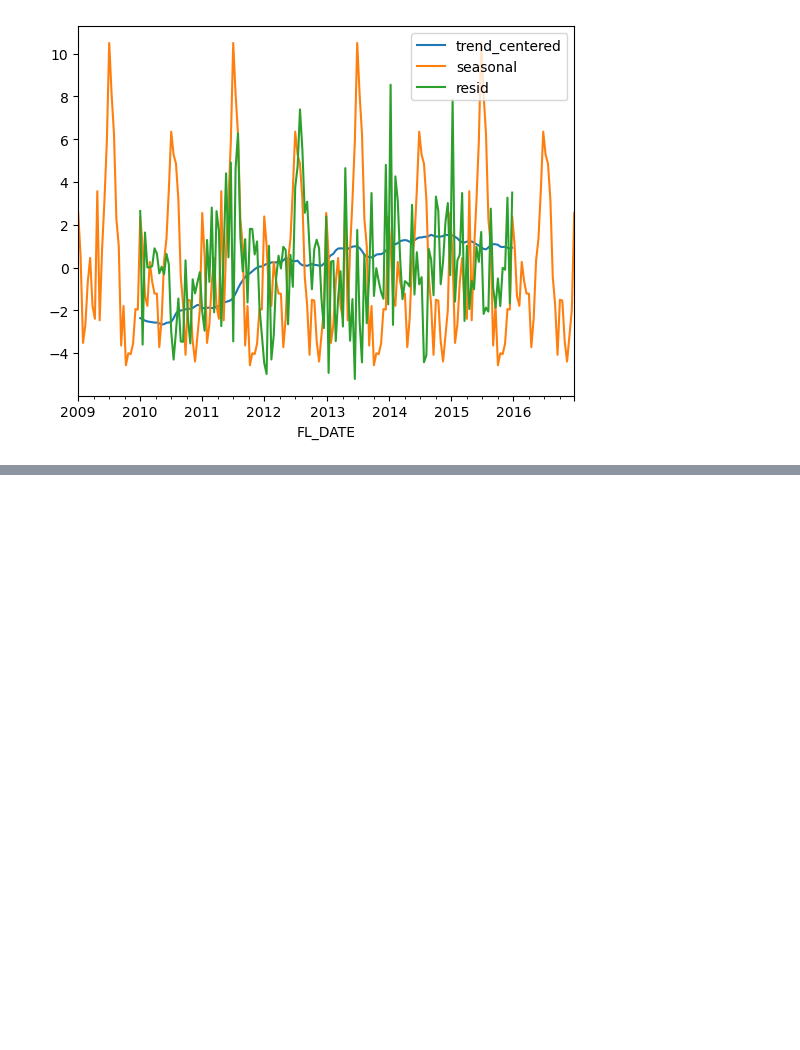
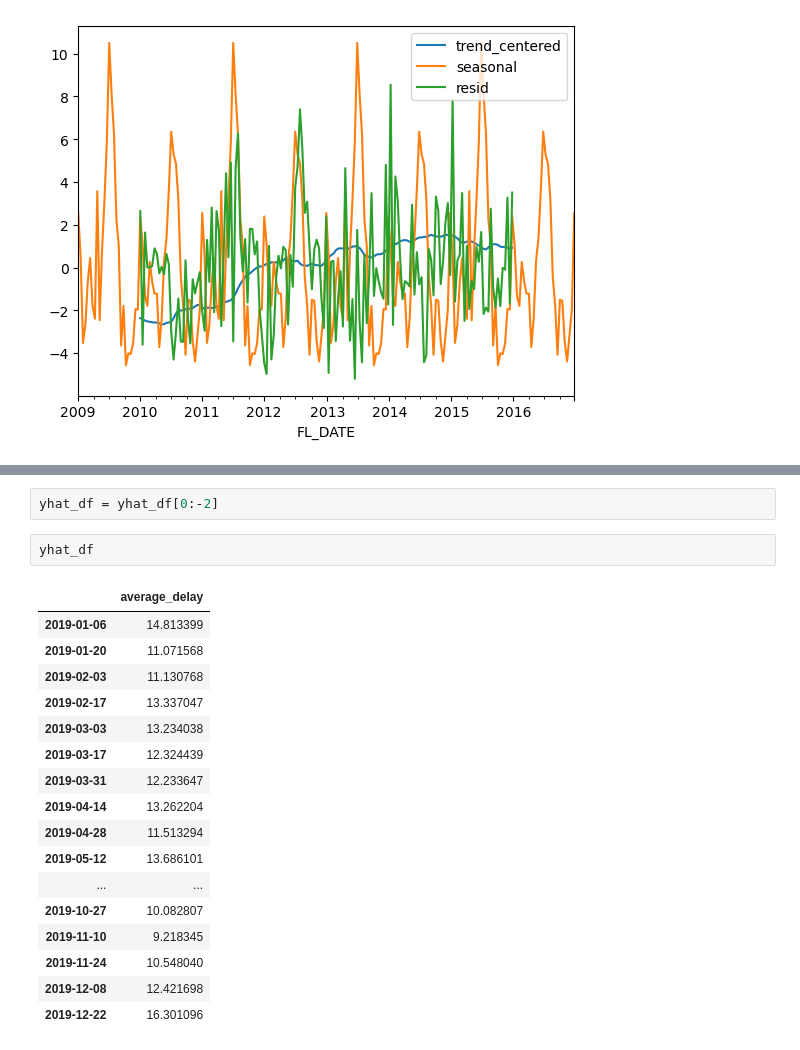
Before and after one commit to Alfred-W-S-Pirovits-Jr/individual-project, a Jupyter notebook: Model.ipynb, the cells around one changed output, grey strips where cells are left out. Drawn from its saved outputs; the diff is of its cells as text; blank space fills up the shorter version.

```diff
--- a/Model.ipynb
+++ b/Model.ipynb
@@ -475,0 +545,22 @@ Freq: 2W-SUN, Name: seasonal, Length: 209, dtype: float64
+# %%
+yhat_df = yhat_df[0:-2]
+# %%
+yhat_df
+# %% [output]
+|  | average_delay |
+| 2019-01-06 | 14.813399 |
+| 2019-01-20 | 11.071568 |
+| 2019-02-03 | 11.130768 |
+| 2019-02-17 | 13.337047 |
+| 2019-03-03 | 13.234038 |
+| 2019-03-17 | 12.324439 |
+| 2019-03-31 | 12.233647 |
+| 2019-04-14 | 13.262204 |
+| 2019-04-28 | 11.513294 |
+| 2019-05-12 | 13.686101 |
+| ... | ... |
+| 2019-10-27 | 10.082807 |
+| 2019-11-10 | 9.218345 |
+| 2019-11-24 | 10.548040 |
+| 2019-12-08 | 12.421698 |
+| 2019-12-22 | 16.301096 |
```
Also changed, not shown: parts of 10 cells of this notebook, 3 other files.
